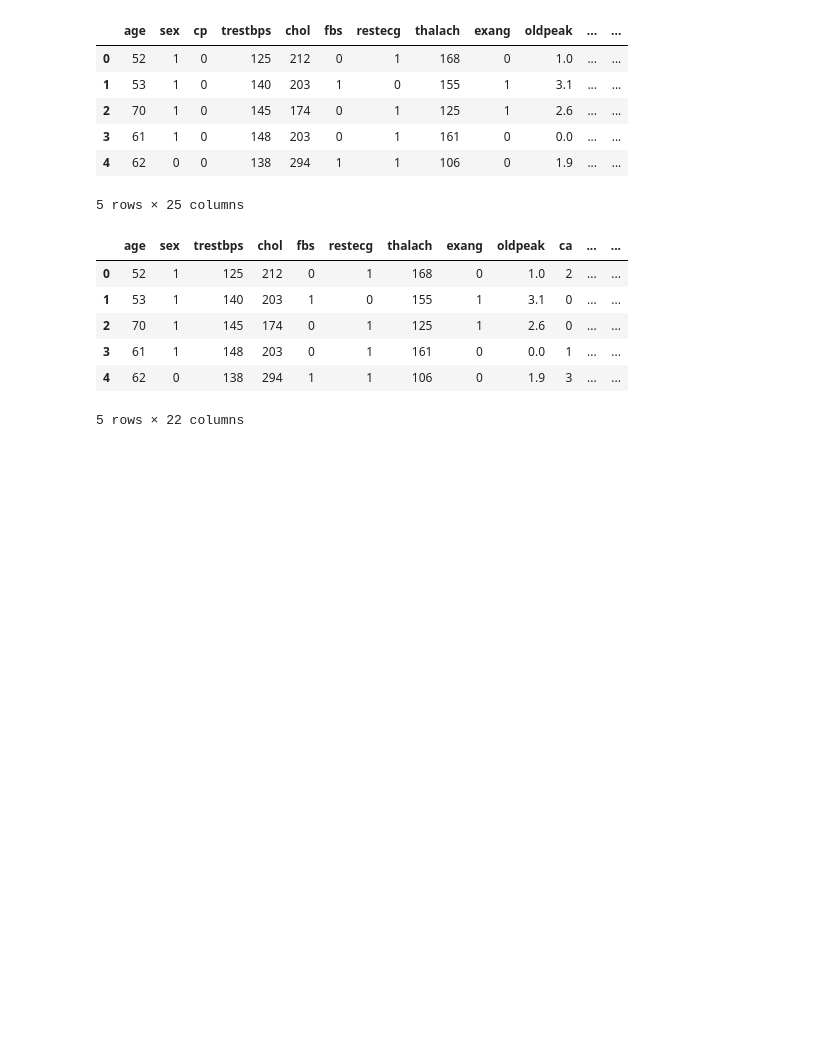
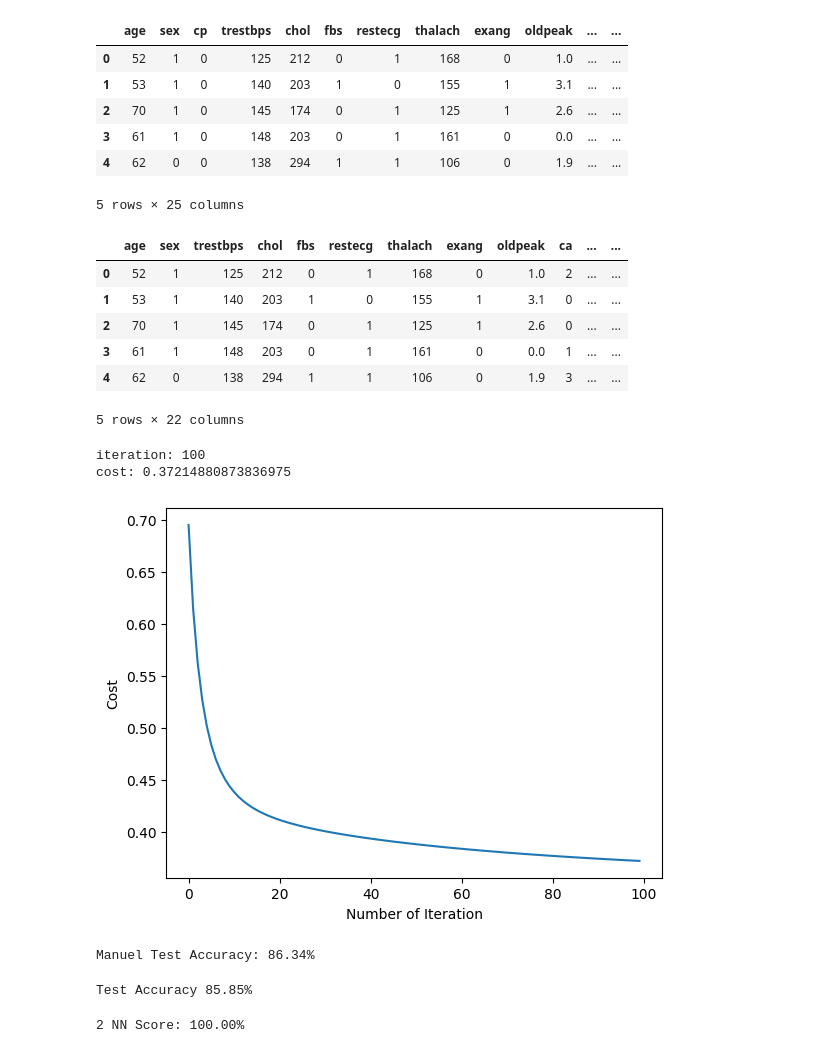
Before and after one commit to Prerana2712/DSBDA, a Jupyter notebook: Assignment_5_(01).ipynb, the cells around one changed output. Saved outputs shown, nothing was run; the diff lists cells and outputs as text; code cells hidden in the pictures; blank space fills up the shorter version.

```diff
--- a/Assignment_5_(01).ipynb
+++ b/Assignment_5_(01).ipynb
@@ -247,12 +292,15 @@ def sigmoid(z):
 # %%
 #forward and Backward Propogation
 def forwardBackward(weight,bias,x_train,y_train):
-    #forward
-    y_head=sigmoid(np.dot(weight.T,x_train)+bias)
-    loss=-(y_train*np.log(y_head)+(1-y_train)*np.log(1-y_head))
-    cost=np.sum(loss)/x_train.shape[1]
-    #backward
-    derivative_weight=np.dot(x_train,((y_head-y_train).T))/x_train.shape[1]
-    derivative_bias=np.sum(y_head-y_train)/x_train.shape[1]
-    gradients={"Derivative weight": derivative_weight,"Derivative Bias":derivative_bias}
+    # Forward
+
+    y_head = sigmoid(np.dot(weight.T,x_train) + bias)
+    loss = -(y_train*np.log(y_head) + (1-y_train)*np.log(1-y_head))
+    cost = np.sum(loss) / x_train.shape[1]
+
+    # Backward
+    derivative_weight = np.dot(x_train,((y_head-y_train).T))/x_train.shape[1]
+    derivative_bias = np.sum(y_head-y_train)/x_train.shape[1]
+    gradients = {"Derivative Weight" : derivative_weight, "Derivative Bias" : derivative_bias}
+
     return cost,gradients
@@ -258,0 +332,30 @@ def forwardBackward(weight,bias,x_train,y_train):
+# %%
+def predict(weight,bias,x_test):
+    z = np.dot(weight.T,x_test) + bias
+    y_head = sigmoid(z)
+
+    y_prediction = np.zeros((1,x_test.shape[1]))
+
+    for i in range(y_head.shape[1]):
+        if y_head[0,i] <= 0.5:
+            y_prediction[0,i] = 0
+        else:
+            y_prediction[0,i] = 1
+    return y_prediction
+# %%
+def logistic_regression(x_train,y_train,x_test,y_test,learningRate,iteration):
+    dimension = x_train.shape[0]
+    weight,bias = initialize(dimension)
+
+    parameters, gradients = update(weight,bias,x_train,y_train,learningRate,iteration)
+
+    y_prediction = predict(parameters["weight"],parameters["bias"],x_test)
+
+    print("Manuel Test Accuracy: {:.2f}%".format((100 - np.mean(np.abs(y_prediction - y_test))*100)))
+# %%
+logistic_regression(x_train,y_train,x_test,y_test,1,100)
+# %% [output]
+iteration: 100
+cost: 0.37214880873836975
+[figure, added]
+Manuel Test Accuracy: 86.34%
@@ -258,0 +364,12 @@ def forwardBackward(weight,bias,x_train,y_train):
+# %%
+#Sklearn Logistic Regression
+accuracies = {}
+
+lr = LogisticRegression()
+lr.fit(x_train.T,y_train.T)
+acc = lr.score(x_test.T,y_test.T)*100
+
+accuracies['Logistic Regression'] = acc
+print("Test Accuracy {:.2f}%".format(acc))
+# %% [output]
+Test Accuracy 85.85%
@@ -258,0 +378,11 @@ def forwardBackward(weight,bias,x_train,y_train):
+# %%
+#K-Nearest Neighbour (KNN) Classification
+# KNN Model
+from sklearn.neighbors import KNeighborsClassifier
+knn = KNeighborsClassifier(n_neighbors = 2)  # n_neighbors means k
+knn.fit(x_train.T, y_train.T)
+prediction = knn.predict(x_test.T)
+
+print("{} NN Score: {:.2f}%".format(2, knn.score(x_test.T, y_test.T)*100))
+# %% [output]
+2 NN Score: 100.00%
```
Also changed, not shown: parts of 38 cells of this notebook, 7 other files.
